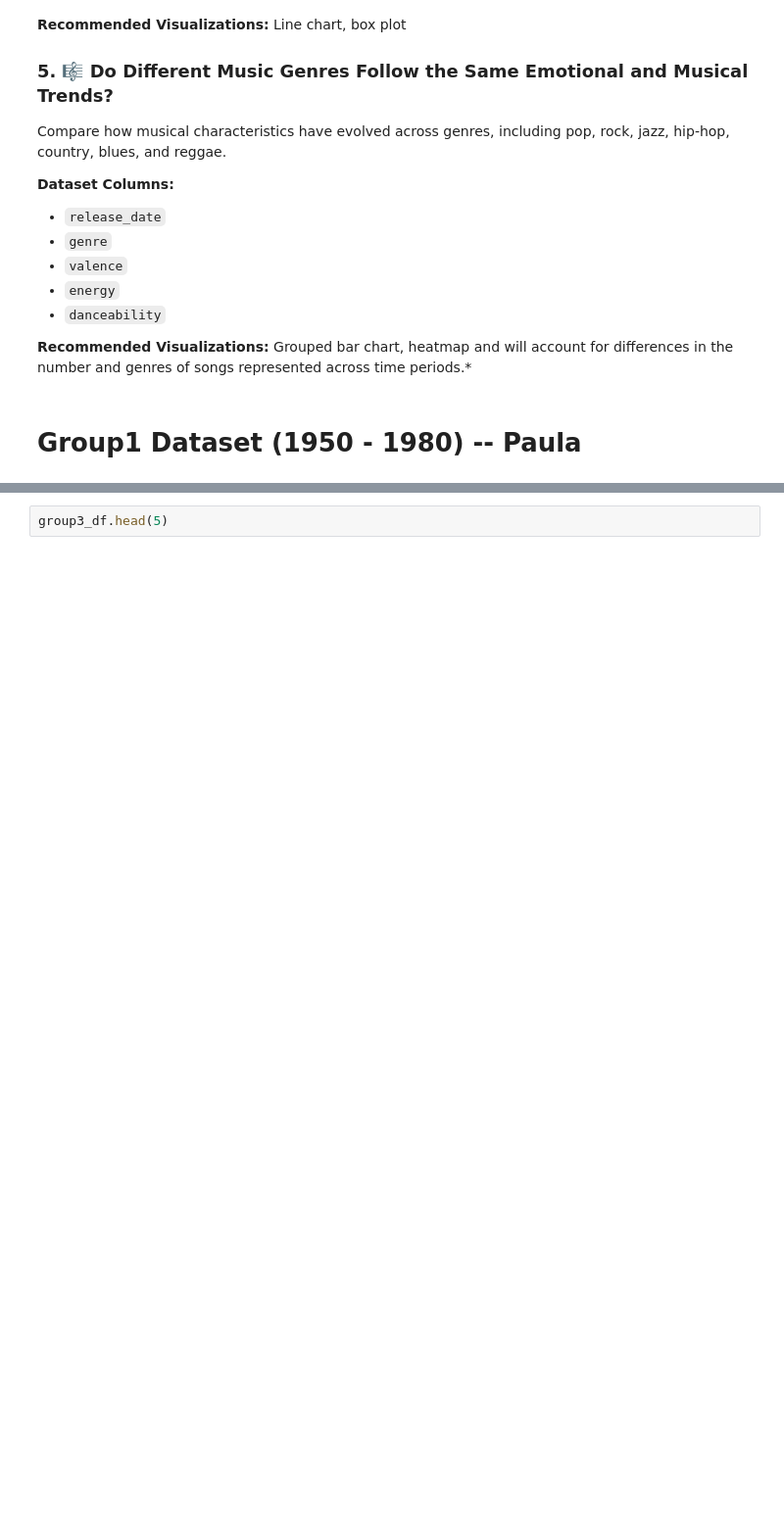
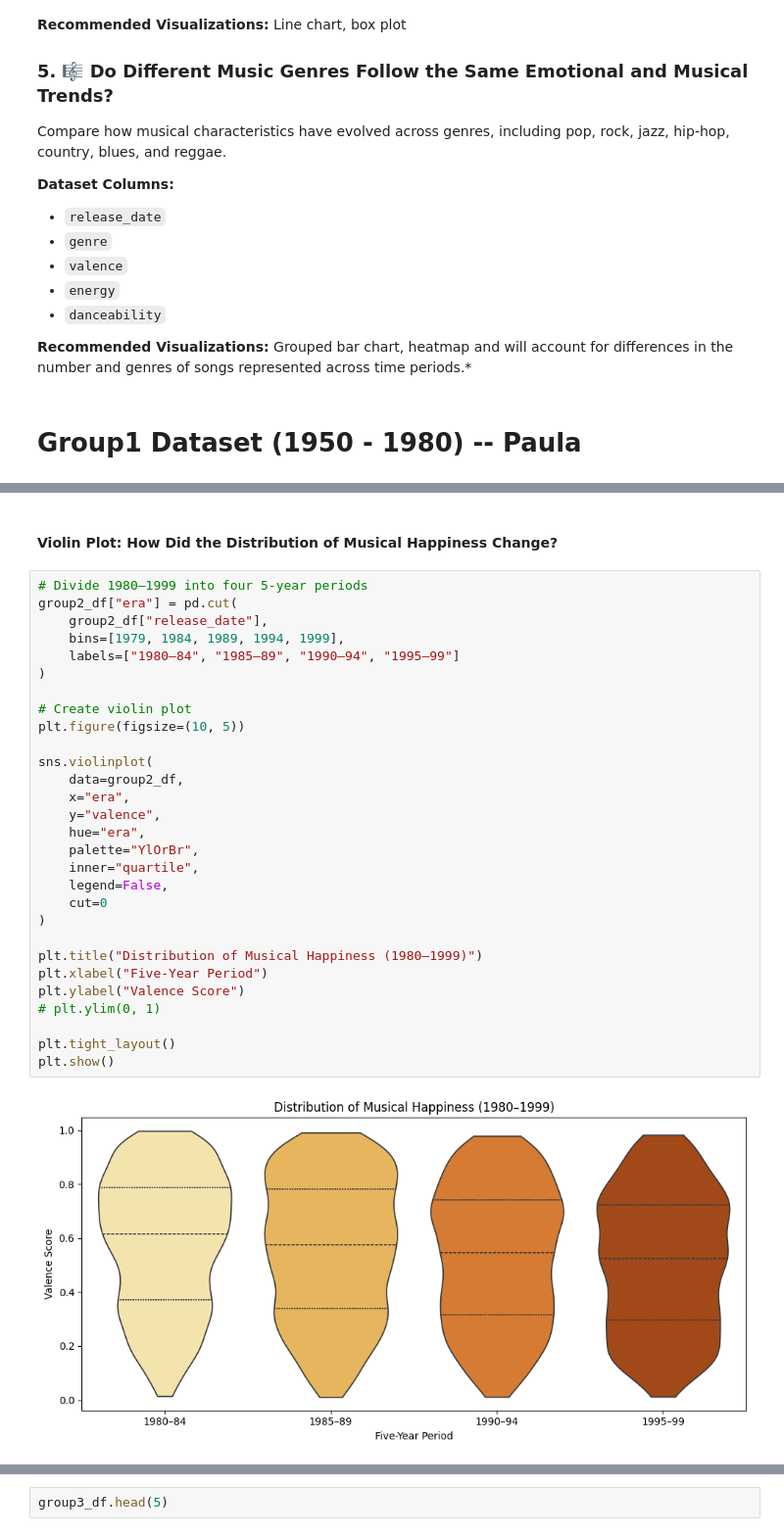
Before and after one commit to AndrewsDuah/DS-256-Project-, a Jupyter notebook: Project_file.ipynb, the cells around one changed output, grey strips where cells are left out. Shown at 98% size. Saved outputs shown, nothing was run; the diff lists cells and outputs as text; blank space fills up the shorter version.

```diff
--- a/Project_file.ipynb
+++ b/Project_file.ipynb
@@ -143,0 +258,33 @@ group2_df.head(5)
+# %% [markdown]
+#### Violin Plot: How Did the Distribution of Musical Happiness Change?
+# %%
+# Divide 1980–1999 into four 5-year periods
+group2_df["era"] = pd.cut(
+    group2_df["release_date"],
+    bins=[1979, 1984, 1989, 1994, 1999],
+    labels=["1980–84", "1985–89", "1990–94", "1995–99"]
+)
+
+# Create violin plot
+plt.figure(figsize=(10, 5))
+
+sns.violinplot(
+    data=group2_df,
+    x="era",
+    y="valence",
+    hue="era",
+    palette="YlOrBr",
+    inner="quartile",
+    legend=False,
+    cut=0
+)
+
+plt.title("Distribution of Musical Happiness (1980–1999)")
+plt.xlabel("Five-Year Period")
+plt.ylabel("Valence Score")
+# plt.ylim(0, 1)
+
+plt.tight_layout()
+plt.show()
+# %% [output]
+[figure, added]
```
Also changed, not shown: parts of 21 cells of this notebook.
